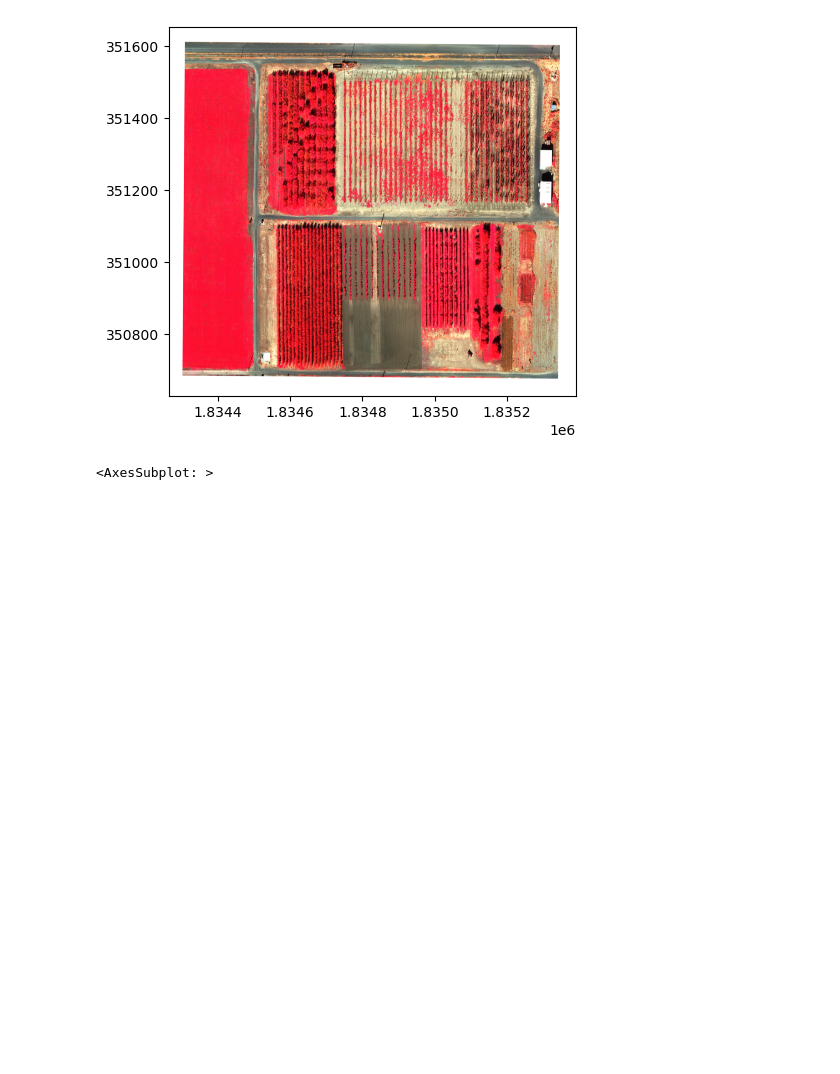
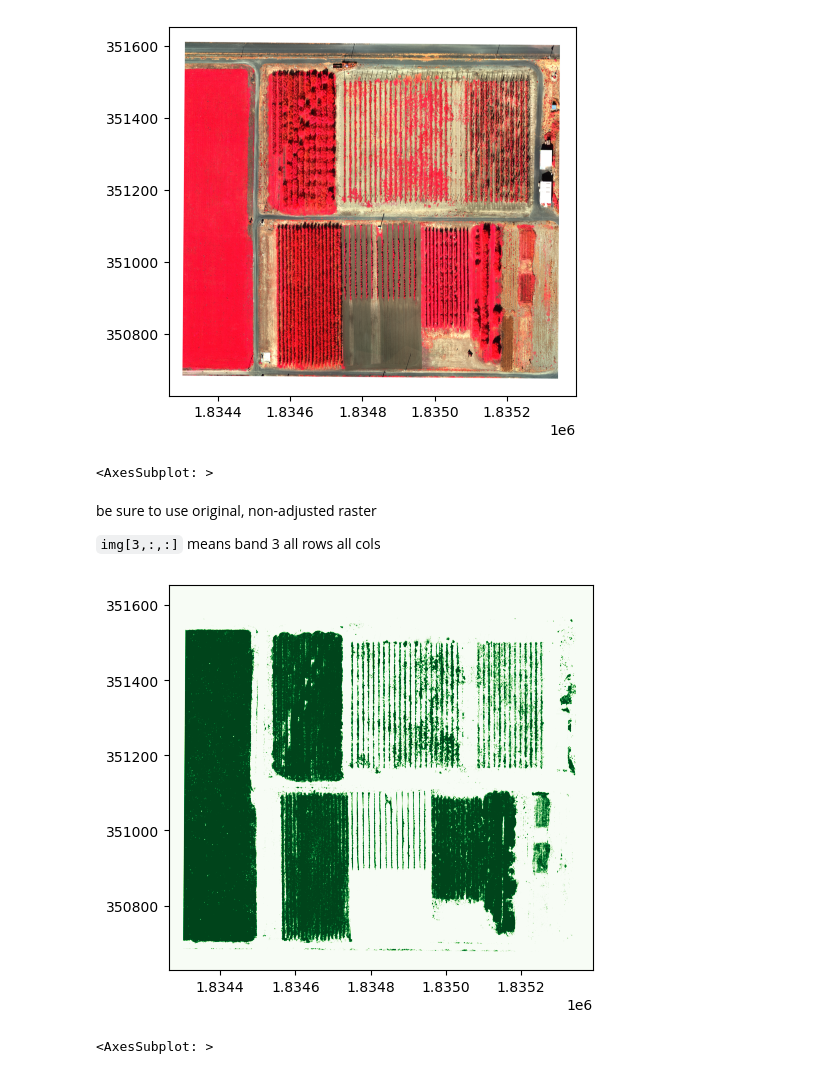
Before and after one commit to tuckerhindle/geog650-gis-programming, a Jupyter notebook: raster-geoprocessing-rasterio.ipynb, the cells around one changed output. Saved outputs shown, nothing was run; the diff lists cells and outputs as text; code cells hidden in the pictures; blank space fills up the shorter version.

Commit message:
Added ndvi and thresholding to rasterio activity

```diff
--- a/raster-geoprocessing-rasterio.ipynb
+++ b/raster-geoprocessing-rasterio.ipynb
@@ -65,3 +75,27 @@ rasterio.plot.show(color_infrared_enhanced, transform=metadata['transform'])
 # %% [output]
 [figure]
 <AxesSubplot: >
+# %% [markdown]
+be sure to use original, non-adjusted raster
+
+`img[3,:,:]` means band 3 all rows all cols
+# %%
+def calculate_vegetation_index(nir_band, red_band):
+    '''Calculates the Normalized Difference Vegetation Index (NDVI) and
+    outputs values from -1.0 to 1.0 used to quantify vegetation greenness
+    for understanding its density and health'''
+
+    ndvi = (nir - red) / (nir + red)
+    return ndvi
+# %%
+nir = img[3,:,:]
+red = img[2,:,:]
+
+ndvi = calculate_vegetation_index(nir, red)
+
+vegetation = ((ndvi > 0.5) & (ndvi < 1.0))
+
+rasterio.plot.show(vegetation, transform=metadata['transform'], cmap='Greens')
+# %% [output]
+[figure, added]
+<AxesSubplot: >
```
Also changed, not shown: parts of 2 cells of this notebook, 1 other file.
